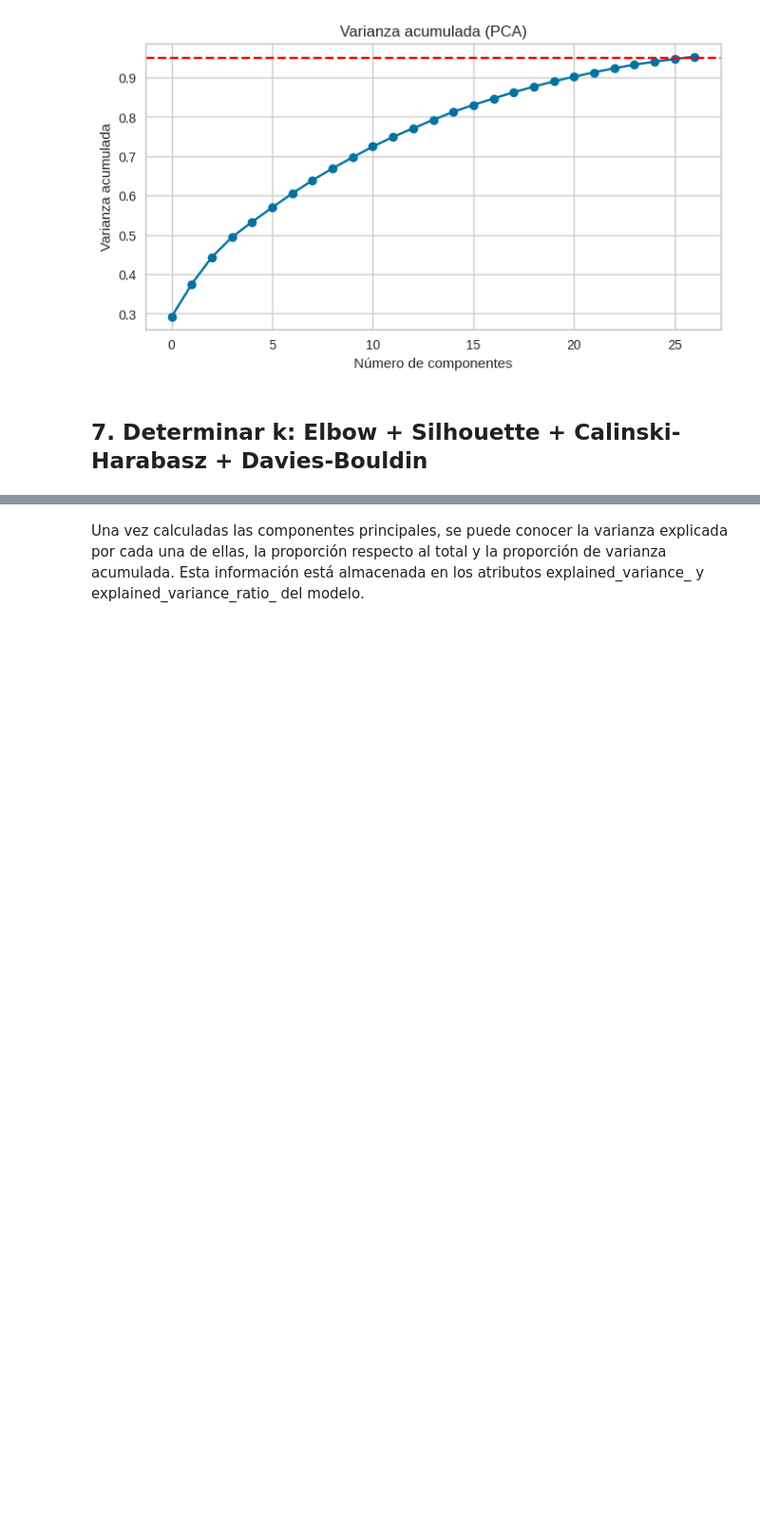
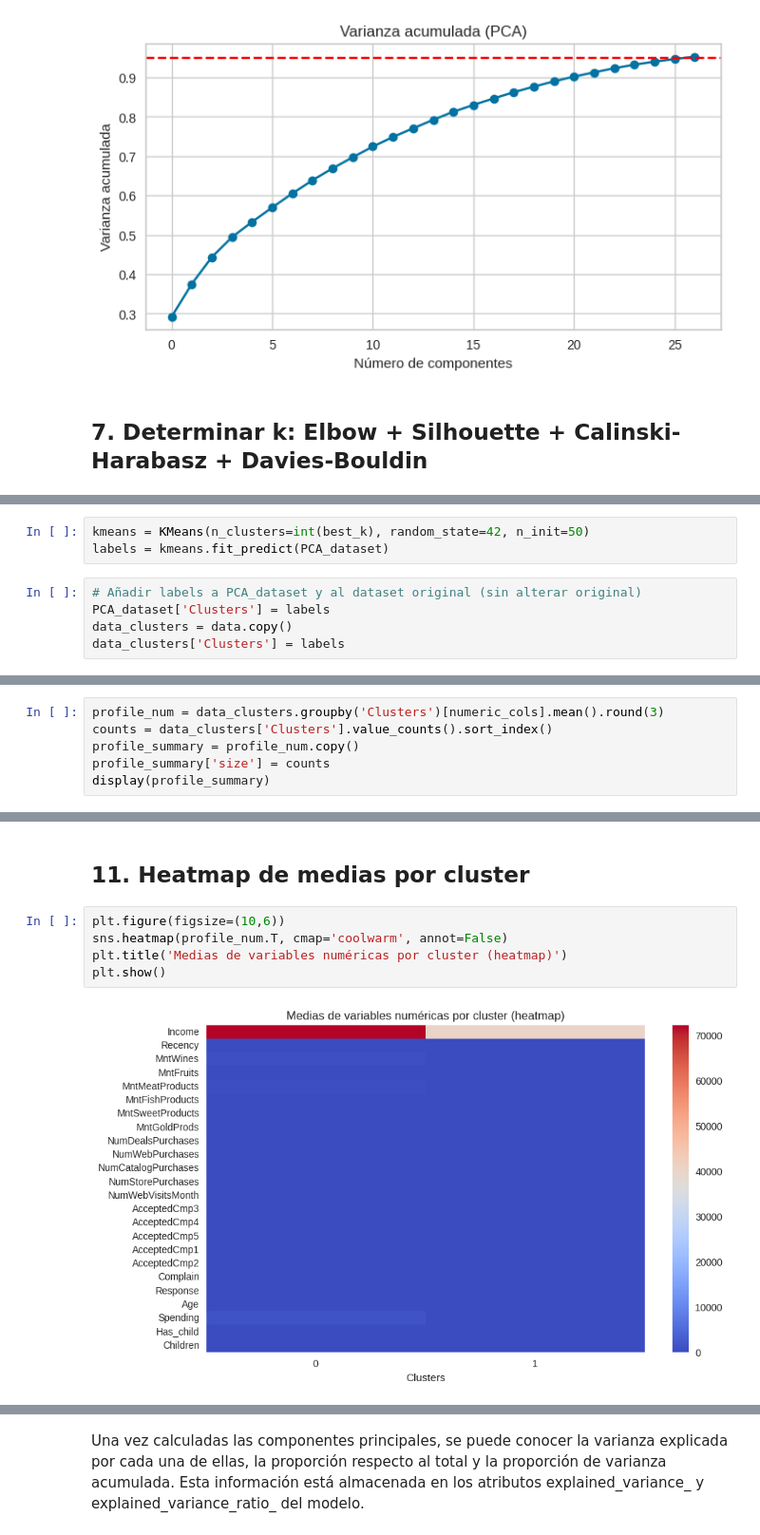
Before and after one commit to xbadiam/Marketing_Campaign, a Jupyter notebook: notebooks/MarketingCampaign.ipynb, the cells around one changed output, grey strips where cells are left out. Shown at 95% size. Drawn from its saved outputs; the diff is of its cells as text; blank space fills up the shorter version.

```diff
--- a/notebooks/MarketingCampaign.ipynb
+++ b/notebooks/MarketingCampaign.ipynb
@@ -301,0 +326,8 @@ plt.show()
+# %%
+kmeans = KMeans(n_clusters=int(best_k), random_state=42, n_init=50)
+labels = kmeans.fit_predict(PCA_dataset)
+# %%
+# Añadir labels a PCA_dataset y al dataset original (sin alterar original)
+PCA_dataset['Clusters'] = labels
+data_clusters = data.copy()
+data_clusters['Clusters'] = labels
@@ -301,0 +354,6 @@ plt.show()
+# %%
+profile_num = data_clusters.groupby('Clusters')[numeric_cols].mean().round(3)
+counts = data_clusters['Clusters'].value_counts().sort_index()
+profile_summary = profile_num.copy()
+profile_summary['size'] = counts
+display(profile_summary)
@@ -301,0 +366,9 @@ plt.show()
+# %% [markdown]
+## 11. Heatmap de medias por cluster
+# %%
+plt.figure(figsize=(10,6))
+sns.heatmap(profile_num.T, cmap='coolwarm', annot=False)
+plt.title('Medias de variables numéricas por cluster (heatmap)')
+plt.show()
+# %% [output]
+[figure, added]
```
Also changed, not shown: parts of 32 cells of this notebook.
